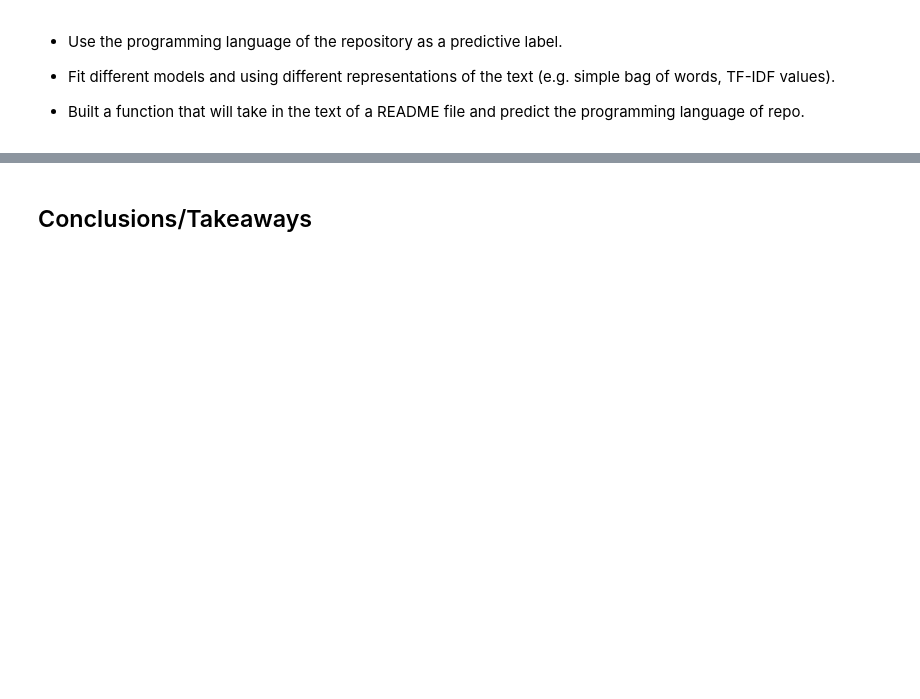
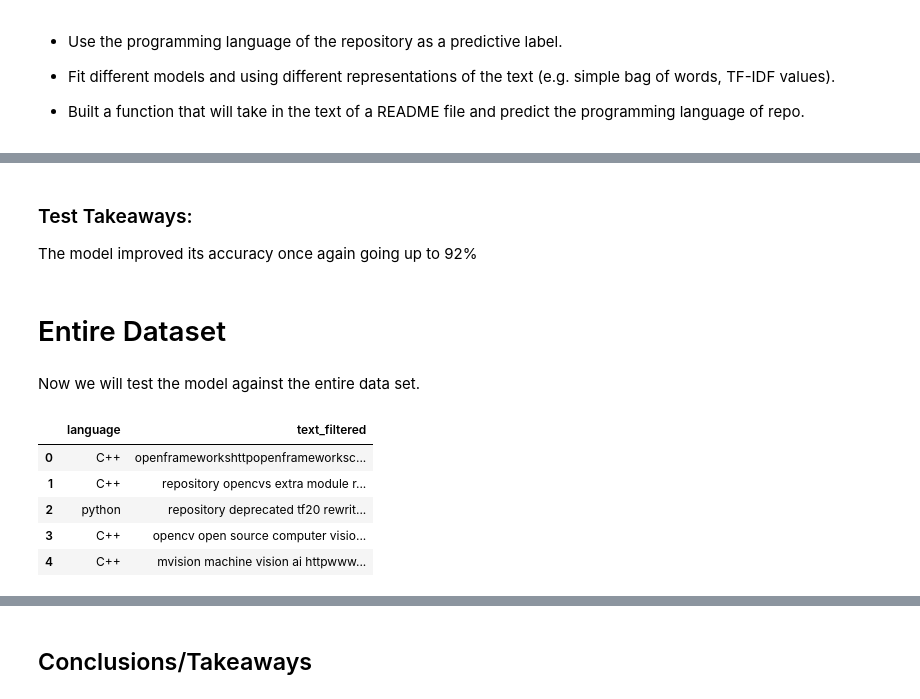
Before and after one commit to Bojado-Mays/OpenCV-NLP-Project, a Jupyter notebook: Final_Report.ipynb, the cells around one changed output, grey strips where cells are left out. Saved outputs shown, nothing was run; the diff lists cells and outputs as text; code cells hidden in the pictures; blank space fills up the shorter version.

```diff
--- a/Final_Report.ipynb
+++ b/Final_Report.ipynb
@@ -880,0 +1170,7 @@ Ttest_indResult(statistic=1.1223146477484187, pvalue=0.2642644570021691)
+# %% [markdown]
+### Test Takeaways:
+The model improved its accuracy once again going up to 92%
+# %% [markdown]
+# Entire Dataset
+# %% [markdown]
+Now we will test the model against the entire data set.
@@ -880,0 +1179,9 @@ Ttest_indResult(statistic=1.1223146477484187, pvalue=0.2642644570021691)
+# %%
+df.head()
+# %% [output]
+|  | language | text_filtered |
+| 0 | C++ | openframeworkshttpopenframeworksc... |
+| 1 | C++ | repository opencvs extra module r... |
+| 2 | python | repository deprecated tf20 rewrit... |
+| 3 | C++ | opencv open source computer visio... |
+| 4 | C++ | mvision machine vision ai httpwww... |
```
Also changed, not shown: parts of 84 cells of this notebook.
